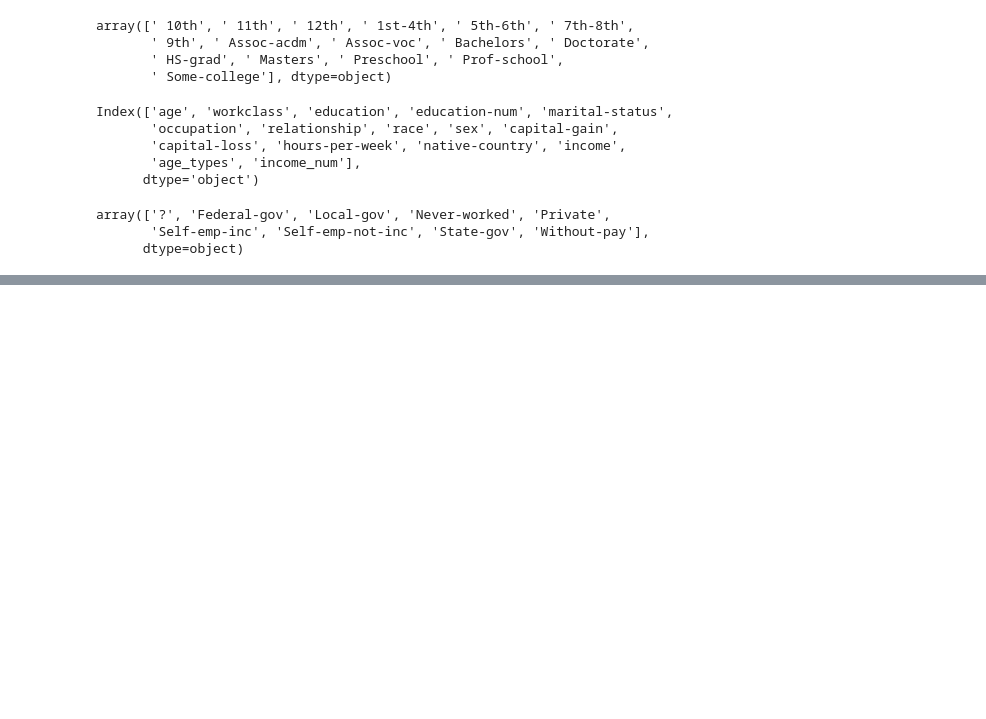
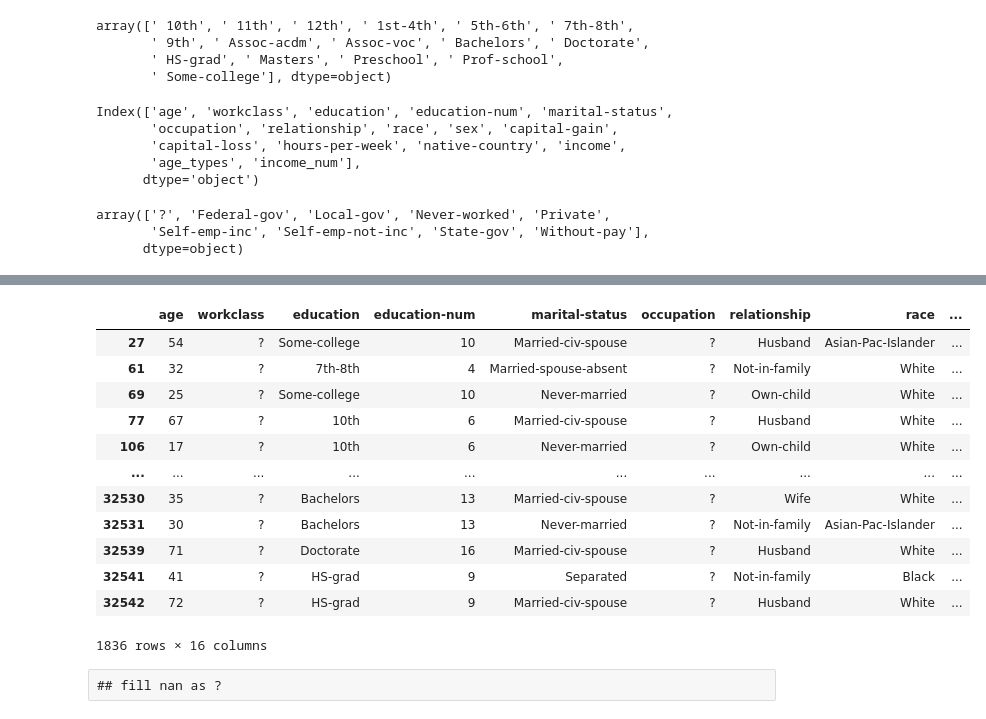
Before and after one commit to Kunal0026/Machine_Learning_Algorithm_Practice, a Jupyter notebook: Support_Vector_Machine/SVM_Income_Evaluation.ipynb, the cells around one changed output, grey strips where cells are left out. Saved outputs shown, nothing was run; the diff lists cells and outputs as text; code cells hidden in the pictures; blank space fills up the shorter version.

```diff
--- a/Support_Vector_Machine/SVM_Income_Evaluation.ipynb
+++ b/Support_Vector_Machine/SVM_Income_Evaluation.ipynb
@@ -157,0 +230,18 @@ array(['?', 'Federal-gov', 'Local-gov', 'Never-worked', 'Private',
+# %%
+df.loc[df['workclass']=='?']
+# %% [output]
+|  | age | workclass | education | education-num | marital-status | occupation | relationship | race | ... |
+| 27 | 54 | ? | Some-college | 10 | Married-civ-spouse | ? | Husband | Asian-Pac-Islander | ... |
+| 61 | 32 | ? | 7th-8th | 4 | Married-spouse-absent | ? | Not-in-family | White | ... |
+| 69 | 25 | ? | Some-college | 10 | Never-married | ? | Own-child | White | ... |
+| 77 | 67 | ? | 10th | 6 | Married-civ-spouse | ? | Husband | White | ... |
+| 106 | 17 | ? | 10th | 6 | Never-married | ? | Own-child | White | ... |
+| ... | ... | ... | ... | ... | ... | ... | ... | ... | ... |
+| 32530 | 35 | ? | Bachelors | 13 | Married-civ-spouse | ? | Wife | White | ... |
+| 32531 | 30 | ? | Bachelors | 13 | Never-married | ? | Not-in-family | Asian-Pac-Islander | ... |
+| 32539 | 71 | ? | Doctorate | 16 | Married-civ-spouse | ? | Husband | White | ... |
+| 32541 | 41 | ? | HS-grad | 9 | Separated | ? | Not-in-family | Black | ... |
+| 32542 | 72 | ? | HS-grad | 9 | Married-civ-spouse | ? | Husband | White | ... |
+1836 rows × 16 columns
+# %% [raw]
+## fill nan as ?
```
Also changed, not shown: parts of 47 cells of this notebook.
